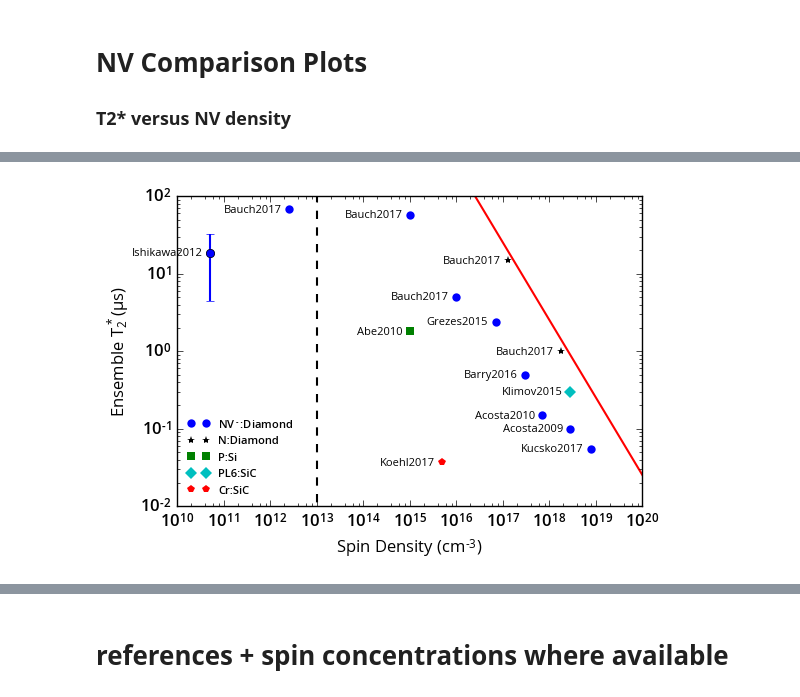
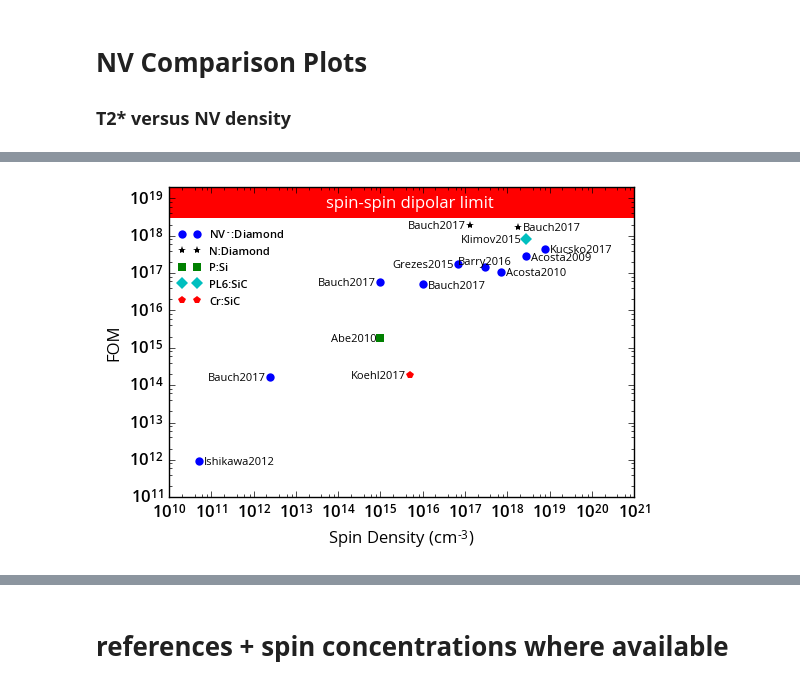
Before and after one commit to ebauch/NV_data, a Jupyter notebook: T2star_survey.ipynb, the cells around one changed output, grey strips where cells are left out. Cells and saved outputs as stored; diff of their text form; code cells hidden in the pictures.

Commit message:
added drawing of shaded aread to ipython

```diff
--- a/T2star_survey.ipynb
+++ b/T2star_survey.ipynb
@@ -6,6 +6,11 @@ import pandas as pd
 import urllib.request
 import numpy as np
 import matplotlib.pyplot as plt
+
+# print latex non-italic
+params = {'mathtext.default': 'regular' }
+plt.rcParams.update(params)
+
 
 # download fonts https://www.fontsquirrel.com/fonts/open-sans
 # font = {
@@ -73,0 +90,3 @@ array(['Bauch2017', 'Bauch2017', 'Bauch2017', 'Barry2016', 'Grezes2015',
+# %%
+positionmask = ['r']
+positionmask + ['l'] * (5)
@@ -283,7 +484,7 @@ for species in species_label:
     # spin density in cm^-3
     x = pd.to_numeric(species_df.iloc[:,2], 'coerce').get_values()
     # T2*
-    y = pd.to_numeric(species_df.iloc[:,5], 'coerce').get_values()
+    y = pd.to_numeric(species_df.iloc[:,7], 'coerce').get_values()
 
     # some of the entries are nan, remove these
     ind = (~np.isnan(y)) * (~np.isnan(x))
@@ -293,44 +494,58 @@ for species in species_label:
 #     print(len(y))
 #     print('is not empty', (len(x)!=0) & (len(y)!=0))
 
     # only plot if x and y are not empty
     if (len(x)!=0) & (len(y)!=0):
         # reference label
         ref_label = species_df.iloc[ind,10].get_values()
 
         # plot data and labels
         plt.plot(x, y, markers[s], ms=6, markeredgecolor = 'none', label=legend_label[s])
-        for i in range(len(x)):
-            plt.text(x[i]*0.7, y[i]*(0.99), ref_label[i], fontsize=8, fontweight='normal', va='center', ha='right')
+        if species =='NV-':
+            place_labels([x,y],ref_label, ['l','l','r','t','l','r','r','r','r','r'])
+        elif species=='N':
+            place_labels([x,y],ref_label, ['l','r','l','r'])
+        else:
+            place_labels([x,y],ref_label)
+
     s=s+1
+
 # plot Ishikawa
 plt.errorbar(5e10, 18.5, yerr=14, fmt='o', color='b', lw=1.5)
 
 # dipolar-limit
-xx = np.linspace(1e11, 1e22, 200);
-plt.plot(xx, 1/(2 * np.pi * 0.011 * xx/(1.76*1e17)), 'r-', lw=1.5)
+# xx = np.linspace(1e8, 1e22, 200);
+# plt.plot(xx, 1/(2 * np.pi * 0.0091/(1.76*1e17)), 'r-', lw=1.5)
 
-# set single spin resolvability limit
-plt.plot([1e13,1e13], [1e-3,1e3],'k--', lw=1.5)
+# ## plot shaded areas
+l1 = 1/(2 * np.pi * 0.0091/(1.76*1e17))
+# # plt.plot(xx, l1, 'k--')
+plt.fill_between([1e10, 1e23], [l1, l1], [1e20, 1e20], facecolor='r', edgecolor='None', interpolate=False)
+plt.text(5 * 1e15, 6 * 1e18, 'spin-spin dipolar limit', ha='center', color='#ffffff', fontweight='normal')
 
+## plot settings
 # set plot labels
 plt.xlabel('Spin Density ($cm^{-3}$)')
-plt.ylabel(r'Ensemble $T_2^* (\mu$s)')
+plt.ylabel(r'FOM')
 
 # plot legend
-plt.legend(frameon=False, loc=3, fontsize=8)
+plt.legend(frameon=False, loc=[0.01,0.6], fontsize=8)
 
 plt.xscale('log')
 plt.yscale('log')
 
-# plt.xlim(10**15, 10**20)
-ax = plt.gca()
-ax.set_xlim([1e10,1e20])
+plt.xlim(1e10, 1e21)
+plt.ylim([1e11, 2*1e19])
 
-plt.ylim([10**-2, 100])
+# # plt.xlim(10**15, 10**20)
+# ax = plt.gca()
+# ax.set_xlim([1e10,1e20])
 
-plt.savefig("fig7.pdf")
+# # plt.ylim([10**-2, 100])
+
+plt.savefig("T2star_survey_fig3_fom.pdf")
+plt.savefig("T2star_survey_fig3_fom.png")
 
 plt.show()
 # %% [output]
-[figure, old version]
+[figure, new version]
```
Also changed, not shown: parts of 24 cells of this notebook, 8 other files.
